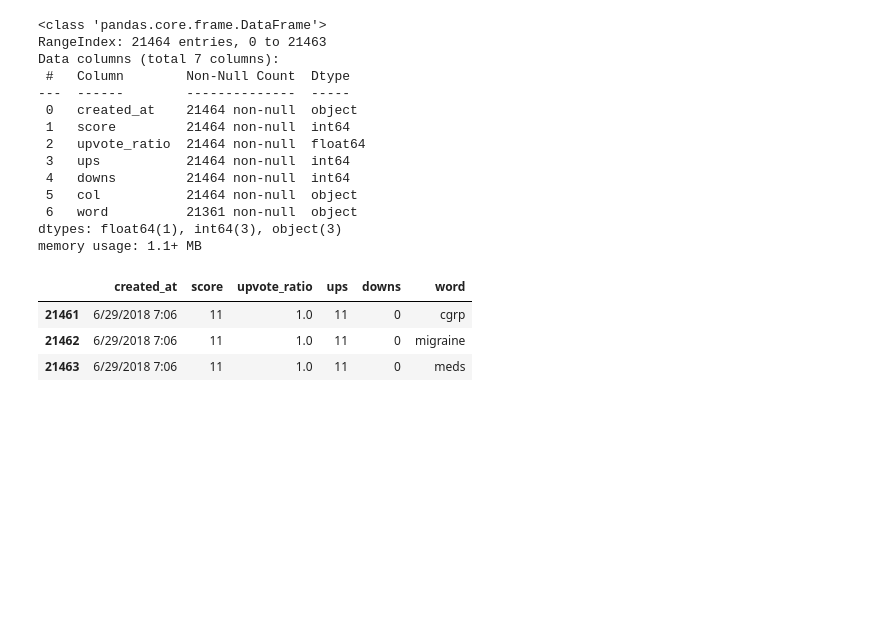
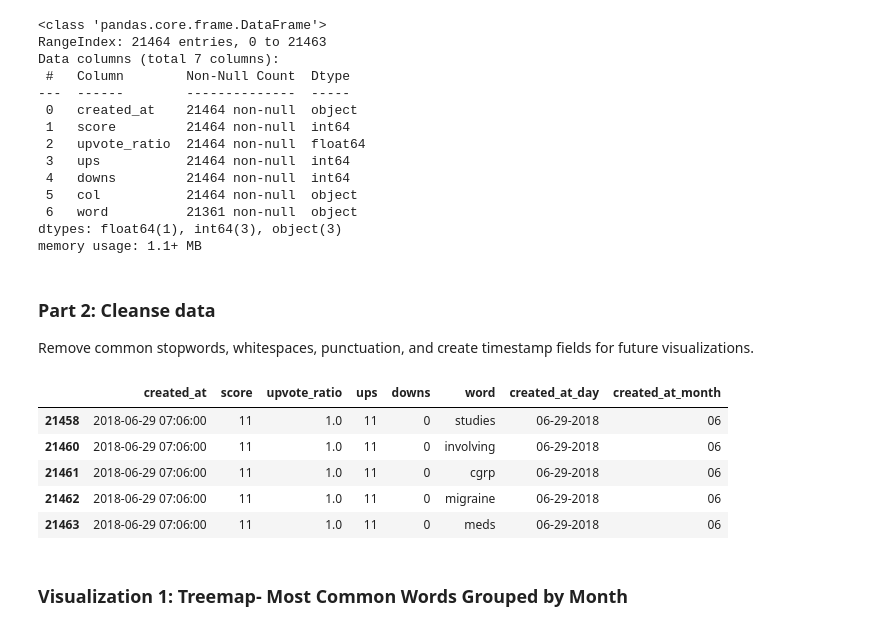
Before and after one commit to evdelph/MongoDB, a Jupyter notebook: RedditTimestamps.ipynb, the cells around one changed output. Cells and saved outputs as stored; diff of their text form; code cells hidden in the pictures; blank space fills up the shorter version.

```diff
--- a/RedditTimestamps.ipynb
+++ b/RedditTimestamps.ipynb
@@ -47,7 +67,0 @@ df.drop('col',inplace=True,axis=1)
-# %%
-df.tail(3)
-# %% [output]
-|  | created_at | score | upvote_ratio | ups | downs | word |
-| 21461 | 6/29/2018 7:06 | 11 | 1.0 | 11 | 0 | cgrp |
-| 21462 | 6/29/2018 7:06 | 11 | 1.0 | 11 | 0 | migraine |
-| 21463 | 6/29/2018 7:06 | 11 | 1.0 | 11 | 0 | meds |
@@ -57,0 +68,3 @@ df['created_at_month'] = df['created_at'].dt.strftime('%m')
+# %% [markdown]
+### Part 2: Cleanse data
+Remove common stopwords, whitespaces, punctuation, and create timestamp fields for future visualizations.
@@ -58 +102,13 @@ df['created_at_month'] = df['created_at'].dt.strftime('%m')
+# %%
+df = cleanse_text(df,'word')
+df.tail(5)
+# %% [output]
+|  | created_at | score | upvote_ratio | ups | downs | word | created_at_day | created_at_month |
+| 21458 | 2018-06-29 07:06:00 | 11 | 1.0 | 11 | 0 | studies | 06-29-2018 | 06 |
+| 21460 | 2018-06-29 07:06:00 | 11 | 1.0 | 11 | 0 | involving | 06-29-2018 | 06 |
+| 21461 | 2018-06-29 07:06:00 | 11 | 1.0 | 11 | 0 | cgrp | 06-29-2018 | 06 |
+| 21462 | 2018-06-29 07:06:00 | 11 | 1.0 | 11 | 0 | migraine | 06-29-2018 | 06 |
+| 21463 | 2018-06-29 07:06:00 | 11 | 1.0 | 11 | 0 | meds | 06-29-2018 | 06 |
+# %% [markdown]
+### Visualization 1: Treemap- Most Common Words Grouped by Month
 # %%
```
Also changed, not shown: parts of 21 cells of this notebook.
